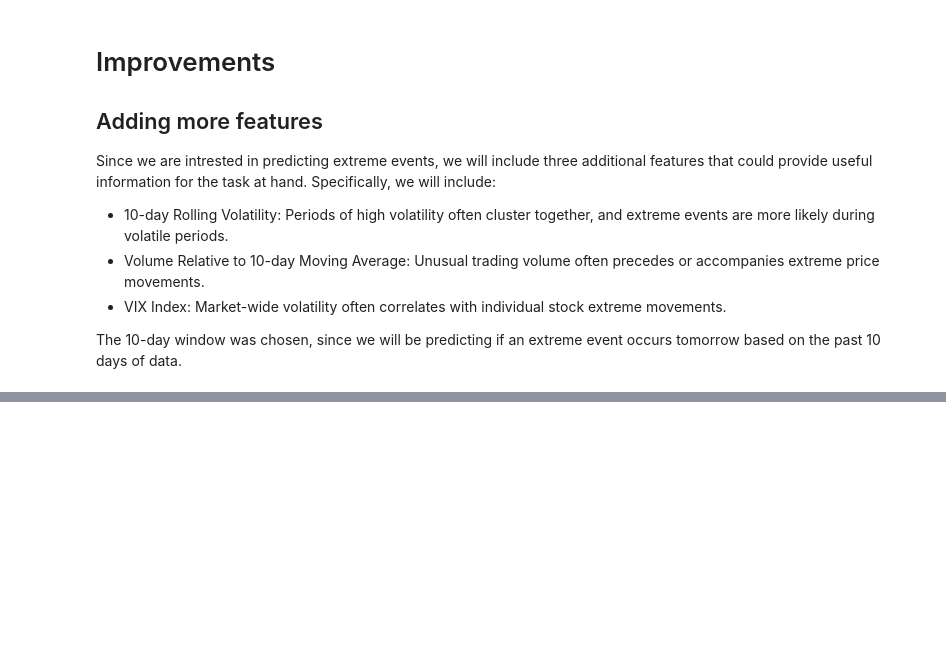
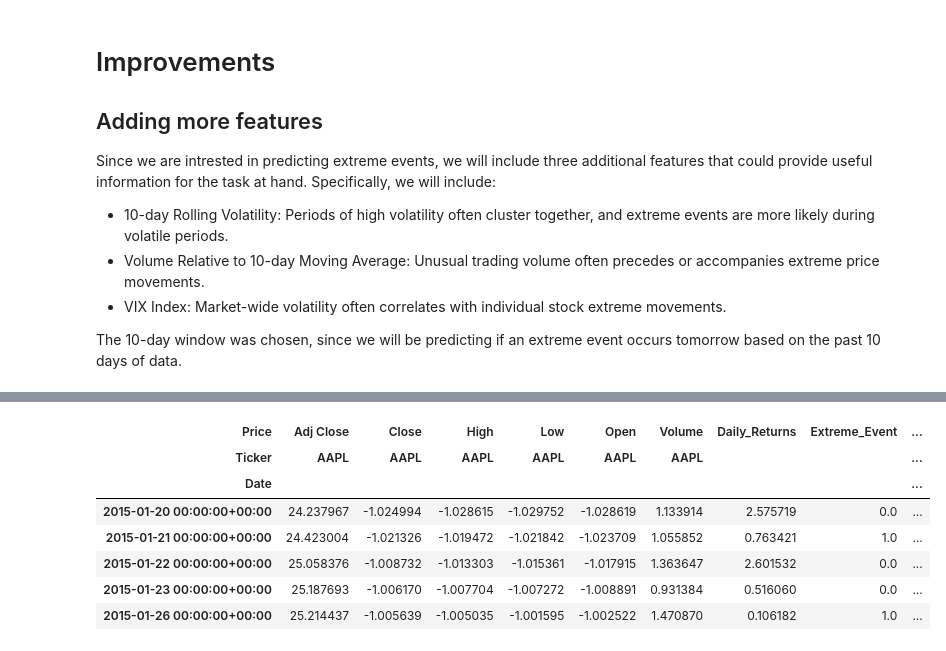
Before and after one commit to nmourdo/extreme_event_prediction, a Jupyter notebook: report.ipynb, the cells around one changed output, grey strips where cells are left out. Cells and saved outputs as stored; diff of their text form; code cells hidden in the pictures; blank space fills up the shorter version.

```diff
--- a/report.ipynb
+++ b/report.ipynb
@@ -570,0 +583,12 @@ ImportError: cannot import name 'add_features' from 'src.data_preprocessing' (/U
+# %%
+stock_prices = StockDataPreprocessor.standardize_data(stock_prices, ['Open', 'High', 'Low', 'Close', 'Volume', 'rolling_volatility', 'relative_volume', 'VIX'])
+stock_prices.head()
+# %% [output]
+| Price | Adj Close | Close | High | Low | Open | Volume | Daily_Returns | Extreme_Event | ... |
+| Ticker | AAPL | AAPL | AAPL | AAPL | AAPL | AAPL |  |  | ... |
+| Date |  |  |  |  |  |  |  |  | ... |
+| 2015-01-20 00:00:00+00:00 | 24.237967 | -1.024994 | -1.028615 | -1.029752 | -1.028619 | 1.133914 | 2.575719 | 0.0 | ... |
+| 2015-01-21 00:00:00+00:00 | 24.423004 | -1.021326 | -1.019472 | -1.021842 | -1.023709 | 1.055852 | 0.763421 | 1.0 | ... |
+| 2015-01-22 00:00:00+00:00 | 25.058376 | -1.008732 | -1.013303 | -1.015361 | -1.017915 | 1.363647 | 2.601532 | 0.0 | ... |
+| 2015-01-23 00:00:00+00:00 | 25.187693 | -1.006170 | -1.007704 | -1.007272 | -1.008891 | 0.931384 | 0.516060 | 0.0 | ... |
+| 2015-01-26 00:00:00+00:00 | 25.214437 | -1.005639 | -1.005035 | -1.001595 | -1.002522 | 1.470870 | 0.106182 | 1.0 | ... |
```
Also changed, not shown: parts of 7 cells of this notebook.
